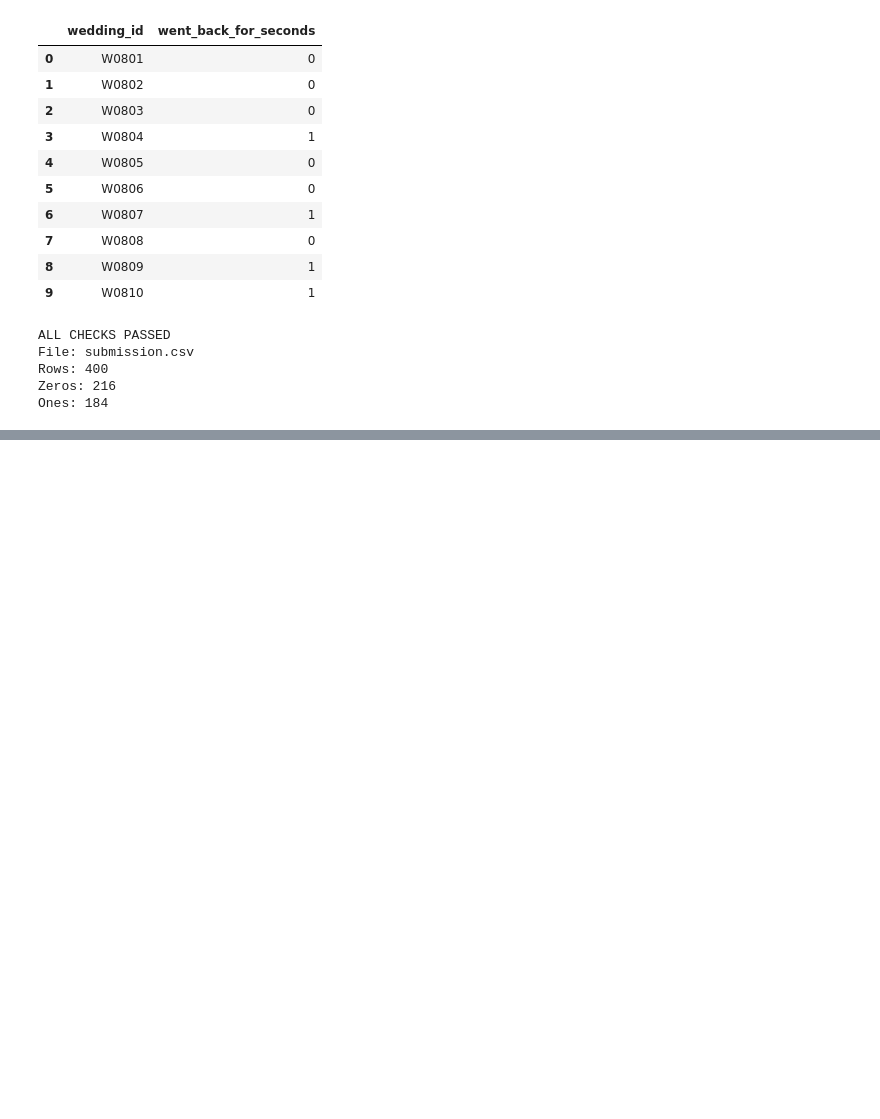
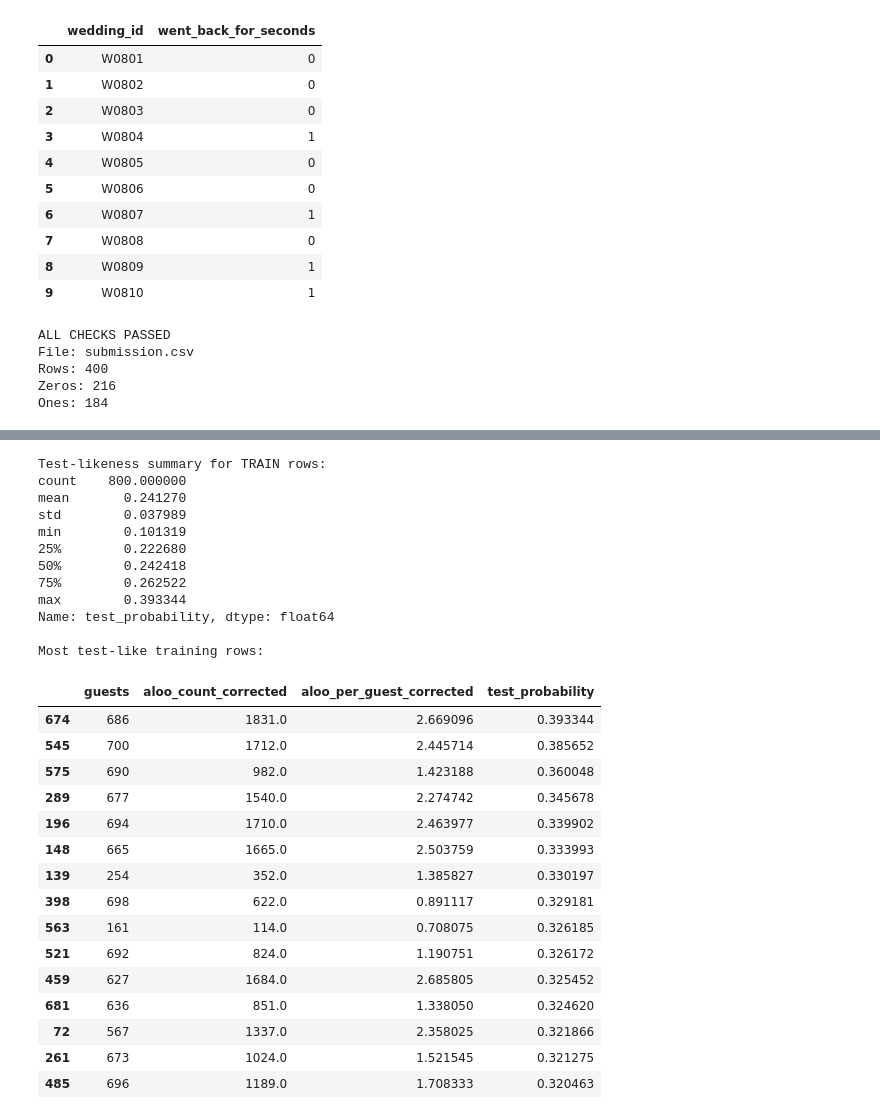
Before and after one commit to tjadnan1520/kacciBANABO, a Jupyter notebook: kacchi_solution.ipynb, the cells around one changed output, grey strips where cells are left out. Saved outputs shown, nothing was run; the diff lists cells and outputs as text; code cells hidden in the pictures; blank space fills up the shorter version.

```diff
--- a/kacchi_solution.ipynb
+++ b/kacchi_solution.ipynb
@@ -12416,0 +13528,68 @@ Ones: 184
+# %%
+# ==========================================
+# TEST-LIKENESS / COVARIATE SHIFT WEIGHTS
+# ==========================================
+
+# Fit adversarial model on ALL train+test feature data
+adv_model.fit(X_adv, y_adv)
+
+# Probability that each row looks like TEST
+test_probability = adv_model.predict_proba(X_adv)[:, 1]
+
+adv_all_with_prob = adv_all.copy()
+adv_all_with_prob["test_probability"] = test_probability
+
+# First 800 rows are train
+train_test_likeness = adv_all_with_prob.iloc[:800].copy()
+
+print("Test-likeness summary for TRAIN rows:")
+print(
+    train_test_likeness["test_probability"]
+    .describe()
+)
+
+print("\nMost test-like training rows:")
+display(
+    train_test_likeness[
+        [
+            "guests",
+            "aloo_count_corrected",
+            "aloo_per_guest_corrected",
+            "test_probability"
+        ]
+    ]
+    .sort_values(
+        "test_probability",
+        ascending=False
+    )
+    .head(15)
+)
+# %% [output]
+Test-likeness summary for TRAIN rows:
+count    800.000000
+mean       0.241270
+std        0.037989
+min        0.101319
+25%        0.222680
+50%        0.242418
+75%        0.262522
+max        0.393344
+Name: test_probability, dtype: float64
+
+Most test-like training rows:
+|  | guests | aloo_count_corrected | aloo_per_guest_corrected | test_probability |
+| 674 | 686 | 1831.0 | 2.669096 | 0.393344 |
+| 545 | 700 | 1712.0 | 2.445714 | 0.385652 |
+| 575 | 690 | 982.0 | 1.423188 | 0.360048 |
+| 289 | 677 | 1540.0 | 2.274742 | 0.345678 |
+| 196 | 694 | 1710.0 | 2.463977 | 0.339902 |
+| 148 | 665 | 1665.0 | 2.503759 | 0.333993 |
+| 139 | 254 | 352.0 | 1.385827 | 0.330197 |
+| 398 | 698 | 622.0 | 0.891117 | 0.329181 |
+| 563 | 161 | 114.0 | 0.708075 | 0.326185 |
+| 521 | 692 | 824.0 | 1.190751 | 0.326172 |
+| 459 | 627 | 1684.0 | 2.685805 | 0.325452 |
+| 681 | 636 | 851.0 | 1.338050 | 0.324620 |
+| 72 | 567 | 1337.0 | 2.358025 | 0.321866 |
+| 261 | 673 | 1024.0 | 1.521545 | 0.321275 |
+| 485 | 696 | 1189.0 | 1.708333 | 0.320463 |
```
Also changed, not shown: parts of 93 cells of this notebook.
